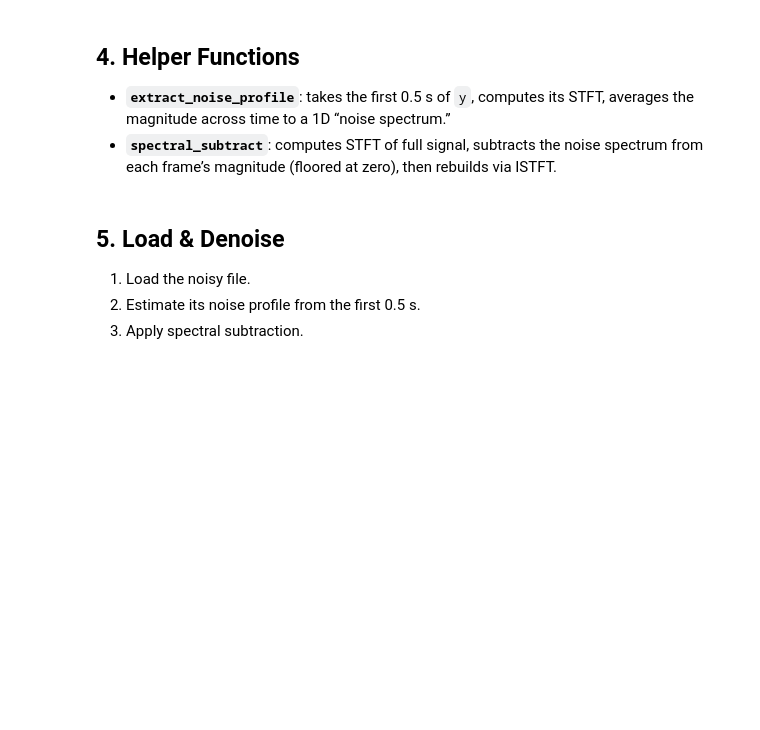
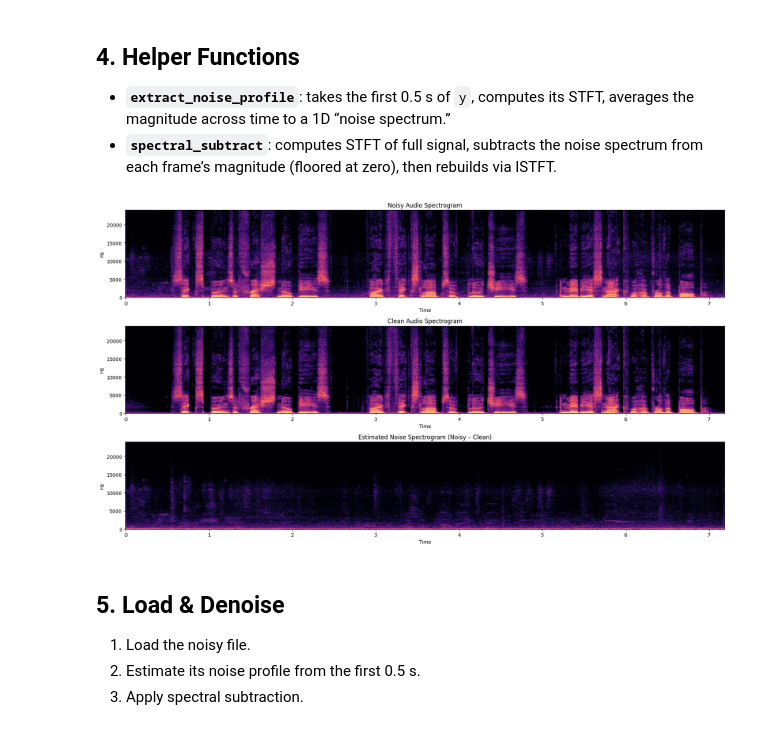
Before and after one commit to aryanthepain/Noise_Suppression_Model, a Jupyter notebook: final_approach.ipynb, the cells around one changed output. Saved outputs shown, nothing was run; the diff lists cells and outputs as text; code cells hidden in the pictures; blank space fills up the shorter version.

Commit message:
analysing noise spectrum

```diff
--- a/final_approach.ipynb
+++ b/final_approach.ipynb
@@ -124,6 +124,77 @@ def spectral_subtract(y, sr, noise_spec):
     # Ensure same length
     y_rec = librosa.util.fix_length(y_rec, size=len(y))
     return y_rec
+# %%
+import numpy as np
+import librosa           # audio I/O & processing
+import librosa.display   # spectrogram plotting
+import matplotlib.pyplot as plt
+
+# 1. Paths to your clean and noisy files
+clean_path = './app2_data/clean/p232_003.wav'
+noisy_path = './app2_data/noisy/p232_003.wav'
+
+# 2. Load audio (preserve original sample rate)
+y_clean, sr = librosa.load(clean_path, sr=None)            # :contentReference[oaicite:0]{index=0}
+y_noisy, _  = librosa.load(noisy_path, sr=sr)              # :contentReference[oaicite:1]{index=1}
+
+# 3. Trim to the same length via slicing
+min_len   = min(len(y_clean), len(y_noisy))
+y_clean   = y_clean[:min_len]                              # :contentReference[oaicite:2]{index=2}
+y_noisy   = y_noisy[:min_len]
+
+# 4. STFT parameters
+n_fft       = 1024                                         # :contentReference[oaicite:3]{index=3}
+hop_length  = 512
+
+# 5. Compute STFTs (complex-valued)
+clean_spec = librosa.stft(y_clean,  n_fft=n_fft, hop_length=hop_length)
+noisy_spec = librosa.stft(y_noisy, n_fft=n_fft, hop_length=hop_length)
+
+# 6. Estimate “noise spectrum” via simple subtraction in the complex domain
+noise_spec = noisy_spec - clean_spec
+
+# 7. Convert to magnitude for visualization
+clean_mag = np.abs(clean_spec)                             # :contentReference[oaicite:4]{index=4}
+noisy_mag = np.abs(noisy_spec)
+noise_mag = np.abs(noise_spec)
+
+# 8. Convert amplitudes to decibels
+clean_db = librosa.amplitude_to_db(clean_mag, ref=np.max)  # :contentReference[oaicite:5]{index=5}
+noisy_db = librosa.amplitude_to_db(noisy_mag, ref=np.max)
+noise_db = librosa.amplitude_to_db(noise_mag, ref=np.max)
+
+# 9. Plot the three spectrograms
+plt.figure(figsize=(18, 10))
+
+plt.subplot(3, 1, 1)
+librosa.display.waveshow(noisy_db,
+                         sr=sr,
+                         hop_length=hop_length,
+                         x_axis='time',
+                         y_axis='linear')
+plt.title("Noisy Audio Spectrogram")
+
+plt.subplot(3, 1, 2)
+librosa.display.waveshow(clean_db,
+                         sr=sr,
+                         hop_length=hop_length,
+                         x_axis='time',
+                         y_axis='linear')
+plt.title("Clean Audio Spectrogram")
+
+plt.subplot(3, 1, 3)
+librosa.display.waveshow(noise_db,
+                         sr=sr,
+                         hop_length=hop_length,
+                         x_axis='time',
+                         y_axis='linear')
+plt.title("Estimated Noise Spectrogram (Noisy – Clean)")
+
+plt.tight_layout()
+plt.show()                                                # :contentReference[oaicite:6]{index=6}
+# %% [output]
+[figure, added]
 # %% [markdown]
 <a id="load"></a>
 ## 5. Load & Denoise
```
